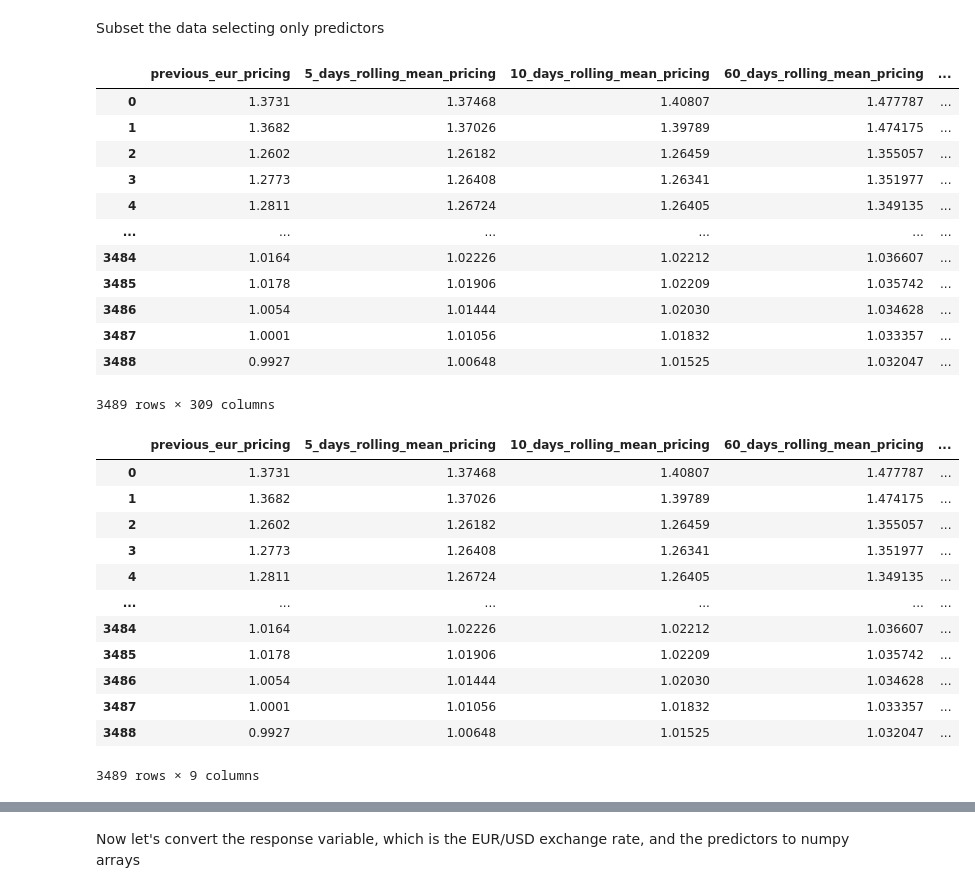
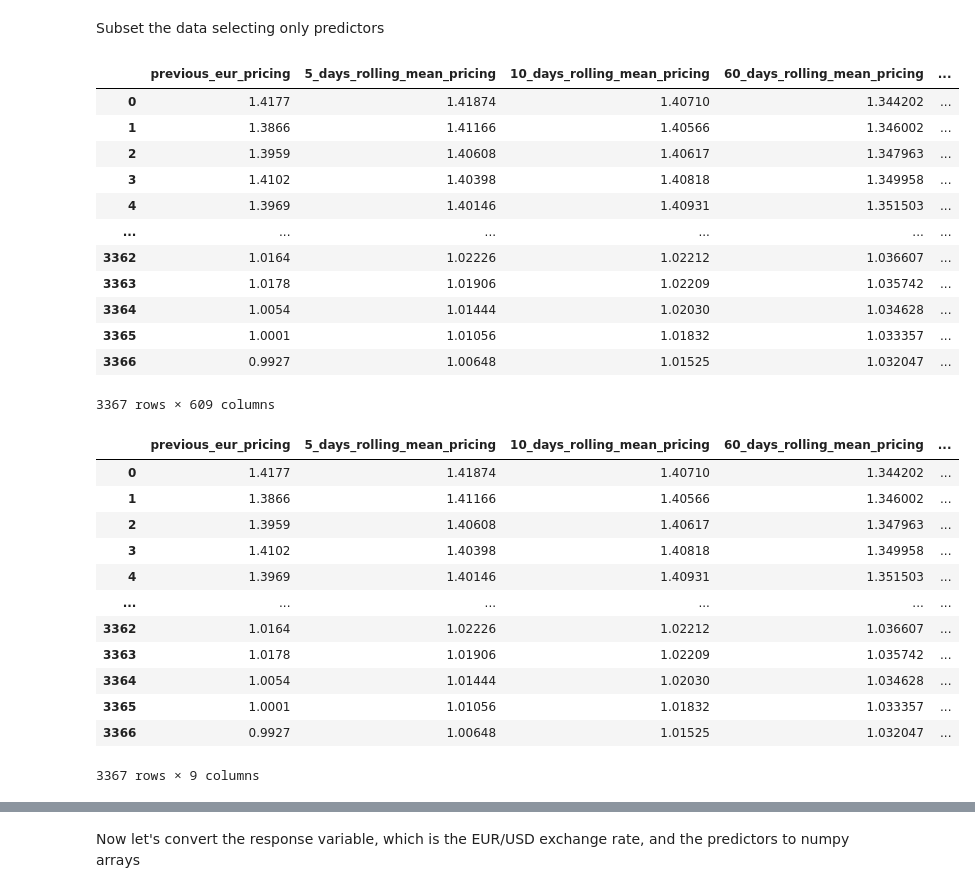
Before and after one commit to dtortosa/capstone_project, a Jupyter notebook: scripts/03_predicting_exchange_rate.ipynb, the cells around one changed output, grey strips where cells are left out. Cells and saved outputs as stored; diff of their text form; code cells hidden in the pictures.

```diff
--- a/scripts/03_predicting_exchange_rate.ipynb
+++ b/scripts/03_predicting_exchange_rate.ipynb
@@ -28,8 +28,8 @@ eur_pricing
 | 5937 | 2022-08-26 | 1.0007 | 0.9970 | 0.371113 | 0.99772 | ... |
 5938 rows × 12 columns
 # %%
-twitter_sentiment = pd.read_csv("results/twitter_sentiment_data.csv.gz", compression="gzip")
-twitter_sentiment
+twitter_sentiment_eur = pd.read_csv("results/twitter_sentiment_data_eur.csv.gz", compression="gzip")
+twitter_sentiment_eur
 # %% [output]
 |  | date | quantile_0.05_sent_previous_1_days | quantile_0.1_sent_previous_1_days | quantile_0.2_sent_previous_1_days | quantile_0.3_sent_previous_1_days | ... |
 | 0 | 2008-10-09 | -0.464215 | -0.27320 | -0.14796 | 0.00000 | ... |
@@ -70,0 +47,3 @@ df_merged
+# %%
+twitter_sentiment_usd = pd.read_csv("results/twitter_sentiment_data_usd.csv.gz", compression="gzip")
+twitter_sentiment_usd
@@ -70,0 +64,11 @@ df_merged
+# %%
+##merge all data.frames
+from functools import reduce
+
+#merge them using reduce
+df_merged = reduce(lambda left, right: pd.merge(left, right, on=['date'], how='inner'), [eur_pricing, twitter_sentiment_eur, twitter_sentiment_usd])
+    #leave only those rows having date in the datasets of currency value and sentiment
+    #https://stackoverflow.com/questions/44327999/python-pandas-merge-multiple-dataframes
+df_merged
+    #note that here the previous eur pricing can be different than the eur pricing of the previous row
+    #because when merging we lose days without tweet sentiment, so there is no longer continuous days
@@ -71,39 +89,39 @@ df_merged
 # %% [markdown]
 Subset the data selecting only predictors
 # %%
-predictors = df_merged[[column for column in df_merged.columns if "sent_previous" in column or "previous_eur_pricing" in column or "rolling_mean" in column]]
+predictors = df_merged[[column for column in df_merged.columns if "sent_previous" in column or "sent_usd_previous" in column or "previous_eur_pricing" in column or "rolling_mean" in column]]
 predictors
 # %% [output]
 |  | previous_eur_pricing | 5_days_rolling_mean_pricing | 10_days_rolling_mean_pricing | 60_days_rolling_mean_pricing | ... |
-| 0 | 1.3731 | 1.37468 | 1.40807 | 1.477787 | ... |
-| 1 | 1.3682 | 1.37026 | 1.39789 | 1.474175 | ... |
-| 2 | 1.2602 | 1.26182 | 1.26459 | 1.355057 | ... |
-| 3 | 1.2773 | 1.26408 | 1.26341 | 1.351977 | ... |
-| 4 | 1.2811 | 1.26724 | 1.26405 | 1.349135 | ... |
+| 0 | 1.4177 | 1.41874 | 1.40710 | 1.344202 | ... |
+| 1 | 1.3866 | 1.41166 | 1.40566 | 1.346002 | ... |
+| 2 | 1.3959 | 1.40608 | 1.40617 | 1.347963 | ... |
+| 3 | 1.4102 | 1.40398 | 1.40818 | 1.349958 | ... |
+| 4 | 1.3969 | 1.40146 | 1.40931 | 1.351503 | ... |
 | ... | ... | ... | ... | ... | ... |
-| 3484 | 1.0164 | 1.02226 | 1.02212 | 1.036607 | ... |
-| 3485 | 1.0178 | 1.01906 | 1.02209 | 1.035742 | ... |
-| 3486 | 1.0054 | 1.01444 | 1.02030 | 1.034628 | ... |
-| 3487 | 1.0001 | 1.01056 | 1.01832 | 1.033357 | ... |
-| 3488 | 0.9927 | 1.00648 | 1.01525 | 1.032047 | ... |
+| 3362 | 1.0164 | 1.02226 | 1.02212 | 1.036607 | ... |
+| 3363 | 1.0178 | 1.01906 | 1.02209 | 1.035742 | ... |
+| 3364 | 1.0054 | 1.01444 | 1.02030 | 1.034628 | ... |
+| 3365 | 1.0001 | 1.01056 | 1.01832 | 1.033357 | ... |
+| 3366 | 0.9927 | 1.00648 | 1.01525 | 1.032047 | ... |
-3489 rows × 309 columns
+3367 rows × 609 columns
 # %%
 predictors_eur_pricing = predictors[[column for column in predictors.columns if "rolling_mean_" in column or "previous_eur_pricing" in column]]
 predictors_eur_pricing
 # %% [output]
 |  | previous_eur_pricing | 5_days_rolling_mean_pricing | 10_days_rolling_mean_pricing | 60_days_rolling_mean_pricing | ... |
-| 0 | 1.3731 | 1.37468 | 1.40807 | 1.477787 | ... |
-| 1 | 1.3682 | 1.37026 | 1.39789 | 1.474175 | ... |
-| 2 | 1.2602 | 1.26182 | 1.26459 | 1.355057 | ... |
-| 3 | 1.2773 | 1.26408 | 1.26341 | 1.351977 | ... |
-| 4 | 1.2811 | 1.26724 | 1.26405 | 1.349135 | ... |
+| 0 | 1.4177 | 1.41874 | 1.40710 | 1.344202 | ... |
+| 1 | 1.3866 | 1.41166 | 1.40566 | 1.346002 | ... |
+| 2 | 1.3959 | 1.40608 | 1.40617 | 1.347963 | ... |
+| 3 | 1.4102 | 1.40398 | 1.40818 | 1.349958 | ... |
+| 4 | 1.3969 | 1.40146 | 1.40931 | 1.351503 | ... |
 | ... | ... | ... | ... | ... | ... |
-| 3484 | 1.0164 | 1.02226 | 1.02212 | 1.036607 | ... |
-| 3485 | 1.0178 | 1.01906 | 1.02209 | 1.035742 | ... |
-| 3486 | 1.0054 | 1.01444 | 1.02030 | 1.034628 | ... |
-| 3487 | 1.0001 | 1.01056 | 1.01832 | 1.033357 | ... |
-| 3488 | 0.9927 | 1.00648 | 1.01525 | 1.032047 | ... |
+| 3362 | 1.0164 | 1.02226 | 1.02212 | 1.036607 | ... |
+| 3363 | 1.0178 | 1.01906 | 1.02209 | 1.035742 | ... |
+| 3364 | 1.0054 | 1.01444 | 1.02030 | 1.034628 | ... |
+| 3365 | 1.0001 | 1.01056 | 1.01832 | 1.033357 | ... |
+| 3366 | 0.9927 | 1.00648 | 1.01525 | 1.032047 | ... |
-3489 rows × 9 columns
+3367 rows × 9 columns
 # %%
 predictors_twitter = predictors[[column for column in predictors.columns if "previous_eur_pricing" not in column and "rolling_mean" not in column]]
 predictors_twitter
```
Also changed, not shown: parts of 15 cells of this notebook, 7 other files.
